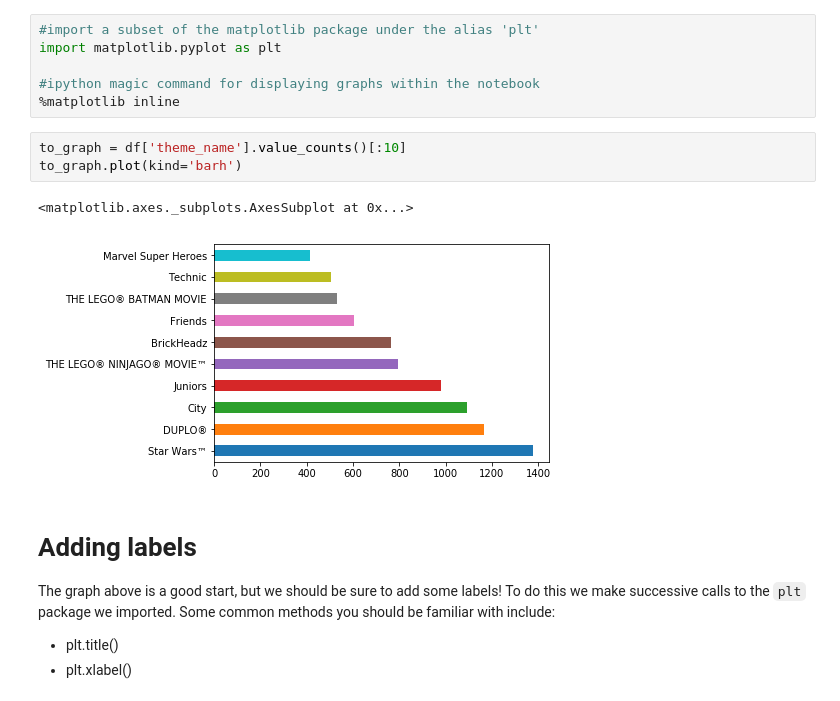
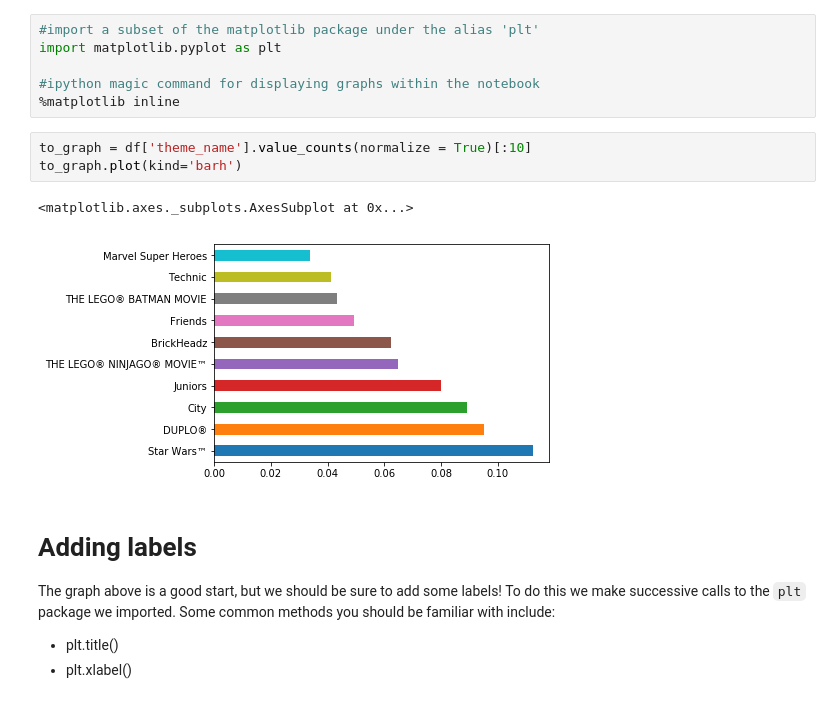
Before and after one commit to Laura-ShummonMaass/dsc-1-01-08-your-first-data-science-codealong-seattle-ds-career-040119, a Jupyter notebook: index.ipynb, the cells around one changed output. Saved outputs shown, nothing was run; the diff lists cells and outputs as text.

```diff
--- a/index.ipynb
+++ b/index.ipynb
@@ -337,11 +337,11 @@ import matplotlib.pyplot as plt
 #ipython magic command for displaying graphs within the notebook
 %matplotlib inline
 # %%
-to_graph = df['theme_name'].value_counts()[:10]
+to_graph = df['theme_name'].value_counts(normalize = True)[:10]
 to_graph.plot(kind='barh')
 # %% [output]
 <matplotlib.axes._subplots.AxesSubplot at 0x...>
-[figure, old version]
+[figure, new version]
 # %% [markdown]
 # Adding labels
 The graph above is a good start, but we should be sure to add some labels! To do this we make successive calls to the `plt` package we imported. Some common methods you should be familiar with include:
```
